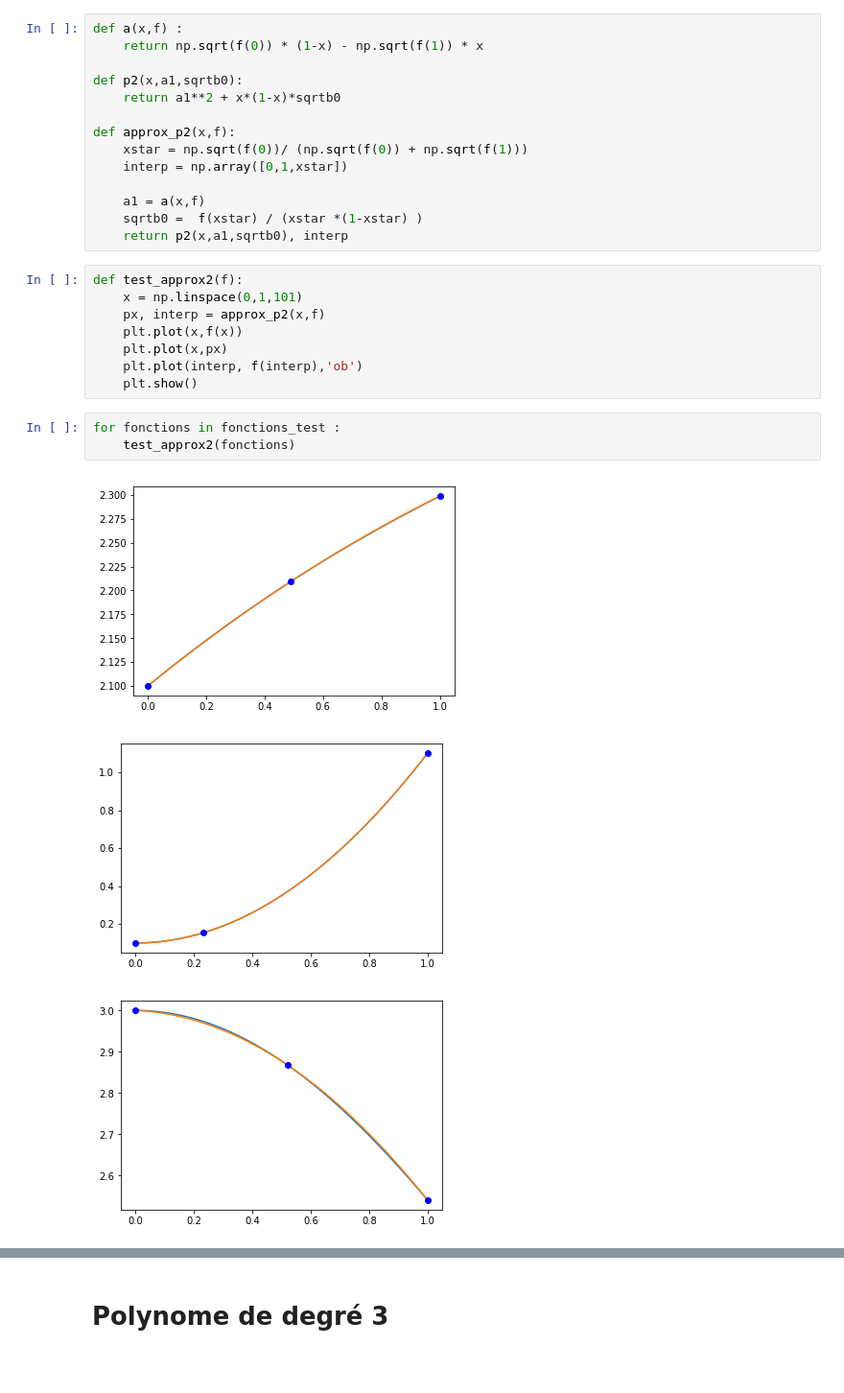
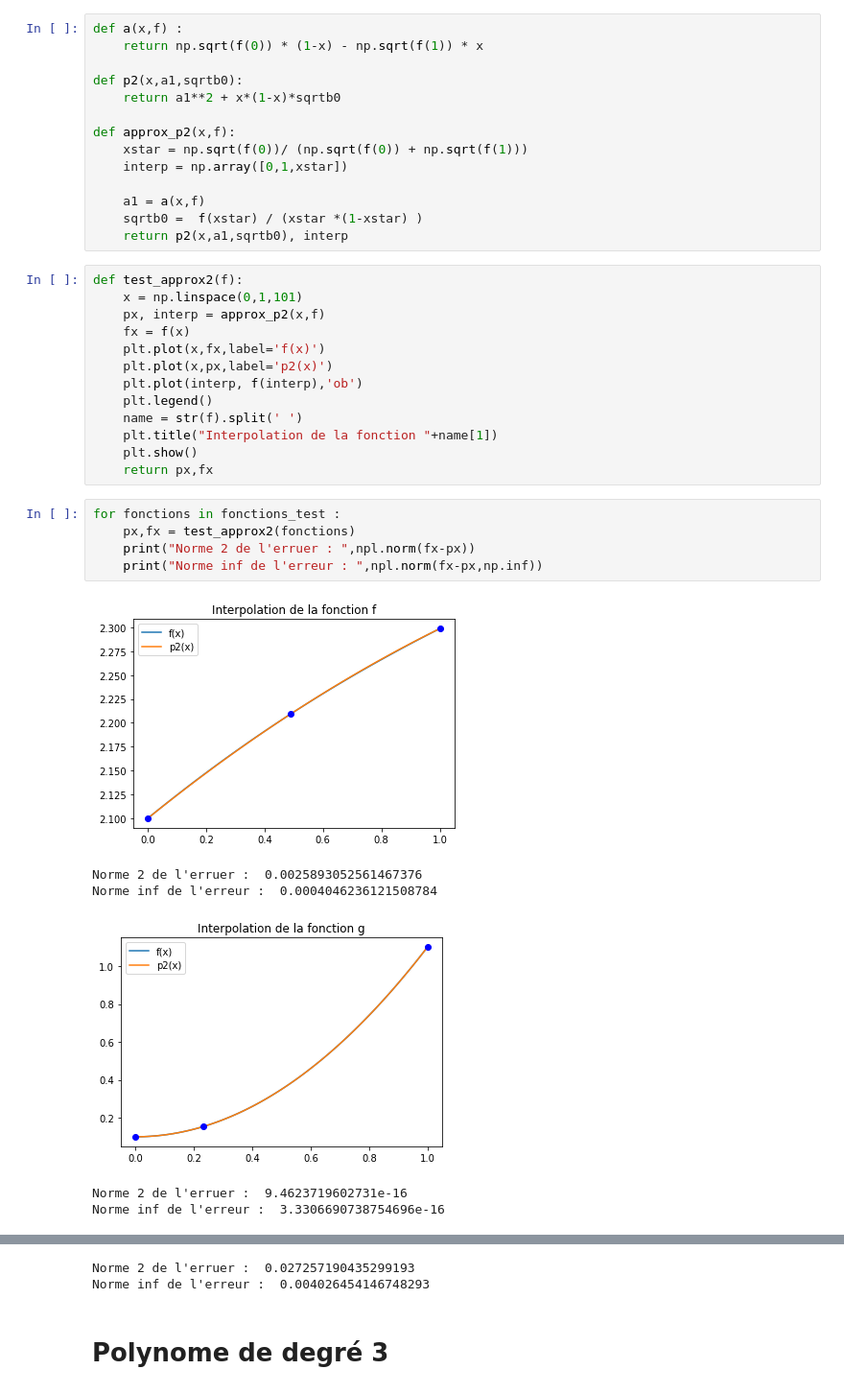
Before and after one commit to gerier/GestionDeProjet4A, a Jupyter notebook: Projet.ipynb, the cells around one changed output, grey strips where cells are left out. Shown: that part at 96% size. Cells and saved outputs as stored; diff of their text form; blank space fills up the shorter version.

```diff
--- a/Projet.ipynb
+++ b/Projet.ipynb
@@ -35,14 +35,24 @@ def approx_p2(x,f):
 def test_approx2(f):
     x = np.linspace(0,1,101)
     px, interp = approx_p2(x,f)
-    plt.plot(x,f(x))
-    plt.plot(x,px)
+    fx = f(x)
+    plt.plot(x,fx,label='f(x)')
+    plt.plot(x,px,label='p2(x)')
     plt.plot(interp, f(interp),'ob')
+    plt.legend()
+    name = str(f).split(' ')
+    plt.title("Interpolation de la fonction "+name[1])
     plt.show()
+    return px,fx
-# %%
-for fonctions in fonctions_test :
-    test_approx2(fonctions)
-# %% [output]
-[figure, removed]
-[figure, removed]
-[figure, removed]
+# %%
+for fonctions in fonctions_test :
+    px,fx = test_approx2(fonctions)
+    print("Norme 2 de l'erruer : ",npl.norm(fx-px))
+    print("Norme inf de l'erreur : ",npl.norm(fx-px,np.inf))
+# %% [output]
+[figure, added]
+Norme 2 de l'erruer :  0.0025893052561467376
+Norme inf de l'erreur :  0.0004046236121508784
+[figure, added]
+Norme 2 de l'erruer :  9.4623719602731e-16
+Norme inf de l'erreur :  3.3306690738754696e-16
@@ -49,3 +60,5 @@ for fonctions in fonctions_test :
+Norme 2 de l'erruer :  0.027257190435299193
+Norme inf de l'erreur :  0.004026454146748293
 # %% [markdown]
 # Polynome de degré 3
 # %%
```
Also changed, not shown: parts of 23 cells of this notebook.
